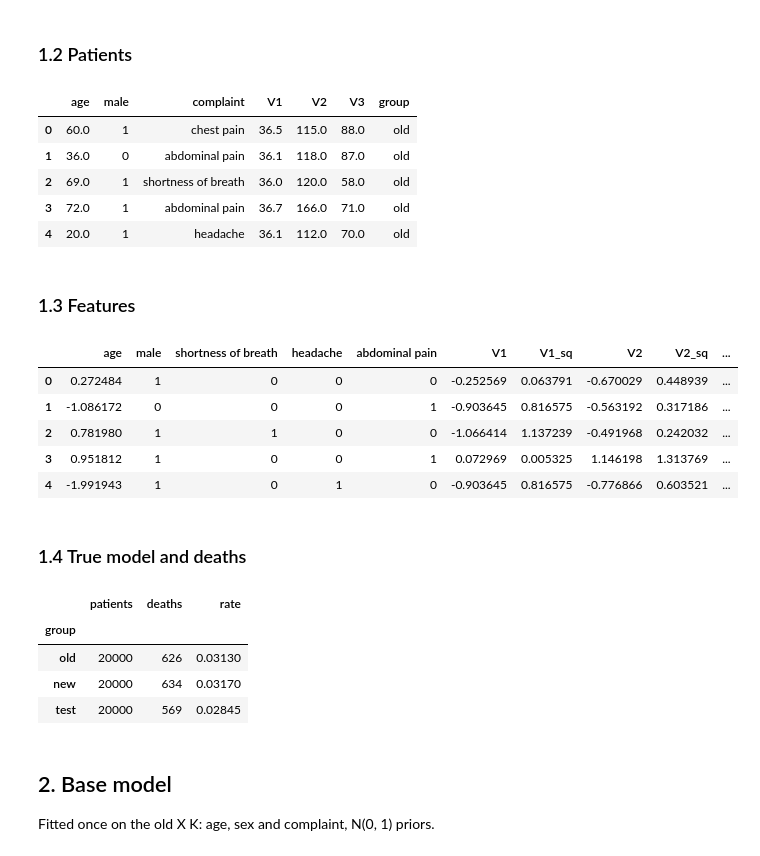
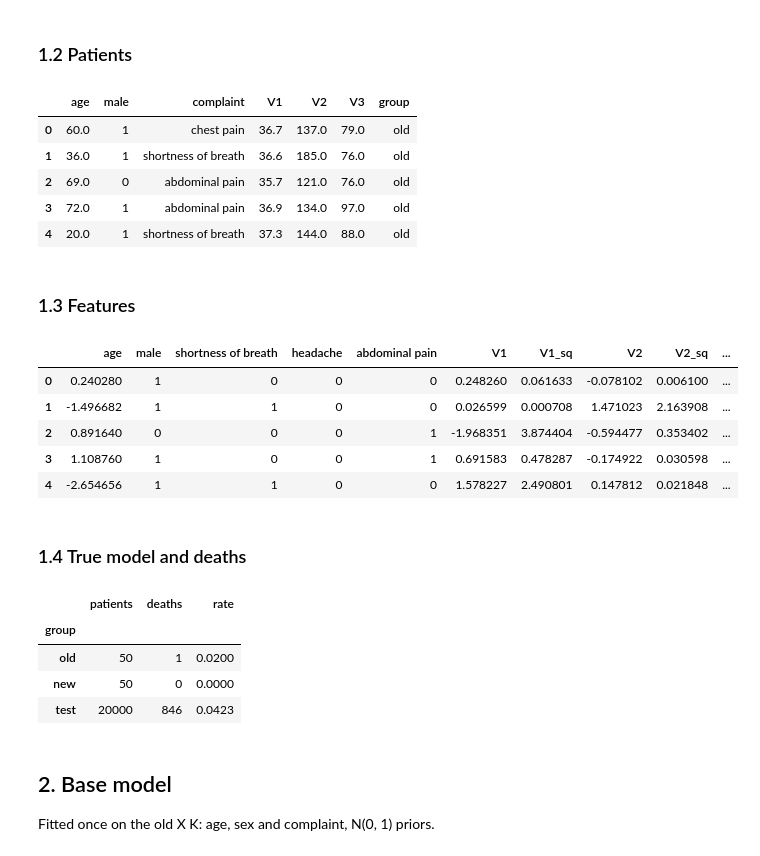
Before and after one commit to santabeard/DataanalysProjekt, a Jupyter notebook: bayesianUpdating/demos/demo_model_update/demo_model_update.ipynb, the cells around one changed output. Drawn from its saved outputs; the diff is of its cells as text; code cells hidden in the pictures.

```diff
--- a/bayesianUpdating/demos/demo_model_update/demo_model_update.ipynb
+++ b/bayesianUpdating/demos/demo_model_update/demo_model_update.ipynb
@@ -22,35 +22,35 @@ SEED = 42
 ### 1.2 Patients
 # %%
 rng = np.random.default_rng(SEED)
-N_OLD, N_NEW, N_TEST = 20_000, 20_000, 20_000
+N_OLD, N_NEW, N_TEST = 50, 50, 20_000
 N = N_OLD + N_NEW + N_TEST
 COMPLAINTS = ["chest pain", "shortness of breath", "headache", "abdominal pain"]
 
 df = pd.DataFrame({
     "age": rng.normal(55, 18, N).clip(18, 100).round(),
     "male": rng.binomial(1, 0.5, N),
     "complaint": rng.choice(COMPLAINTS, N),
 })
 # vital signs, shaped after the real ED patients in data.csv.xls
 # the old patients have vitals too (they drive their risk), but no model is ever shown them
 fever = rng.random(N) < 0.10                      # 10% febrile
 cold = rng.random(N) < 0.005                      # 0.5% hypothermic
 V1 = rng.normal(36.55, 0.4, N) + fever * rng.gamma(2.0, 0.6, N)
 df["V1"] = np.where(cold, rng.normal(34.6, 0.6, N), V1).clip(30, 42.5).round(1)                   # body temperature, °C
 df["V2"] = (rng.lognormal(np.log(131), 0.2, N) + 0.4 * (df["age"] - 55)).clip(50, 260).round()     # systolic BP, mmHg
 df["V3"] = (rng.lognormal(np.log(82), 0.21, N) + 10 * (df["V1"] - 36.6)).clip(30, 220).round()    # heart rate, bpm
 
 # old: the first records, used once for the base model and then gone; new: arrive later with vitals; test: held out
 df["group"] = np.repeat(["old", "new", "test"], [N_OLD, N_NEW, N_TEST])
 in_old, in_new, in_test = (df["group"] == g for g in ["old", "new", "test"])
 df.head()
 # %% [output]
 |  | age | male | complaint | V1 | V2 | V3 | group |
-| 0 | 60.0 | 1 | chest pain | 36.5 | 115.0 | 88.0 | old |
-| 1 | 36.0 | 0 | abdominal pain | 36.1 | 118.0 | 87.0 | old |
-| 2 | 69.0 | 1 | shortness of breath | 36.0 | 120.0 | 58.0 | old |
-| 3 | 72.0 | 1 | abdominal pain | 36.7 | 166.0 | 71.0 | old |
-| 4 | 20.0 | 1 | headache | 36.1 | 112.0 | 70.0 | old |
+| 0 | 60.0 | 1 | chest pain | 36.7 | 137.0 | 79.0 | old |
+| 1 | 36.0 | 1 | shortness of breath | 36.6 | 185.0 | 76.0 | old |
+| 2 | 69.0 | 0 | abdominal pain | 35.7 | 121.0 | 76.0 | old |
+| 3 | 72.0 | 1 | abdominal pain | 36.9 | 134.0 | 97.0 | old |
+| 4 | 20.0 | 1 | shortness of breath | 37.3 | 144.0 | 88.0 | old |
 # %% [markdown]
 ### 1.3 Features
 # %%
@@ -77,11 +77,11 @@ ALL_COLS = BASE_COLS + VITAL_COLS
 X.head()
 # %% [output]
 |  | age | male | shortness of breath | headache | abdominal pain | V1 | V1_sq | V2 | V2_sq | ... |
-| 0 | 0.272484 | 1 | 0 | 0 | 0 | -0.252569 | 0.063791 | -0.670029 | 0.448939 | ... |
-| 1 | -1.086172 | 0 | 0 | 0 | 1 | -0.903645 | 0.816575 | -0.563192 | 0.317186 | ... |
-| 2 | 0.781980 | 1 | 1 | 0 | 0 | -1.066414 | 1.137239 | -0.491968 | 0.242032 | ... |
-| 3 | 0.951812 | 1 | 0 | 0 | 1 | 0.072969 | 0.005325 | 1.146198 | 1.313769 | ... |
-| 4 | -1.991943 | 1 | 0 | 1 | 0 | -0.903645 | 0.816575 | -0.776866 | 0.603521 | ... |
+| 0 | 0.240280 | 1 | 0 | 0 | 0 | 0.248260 | 0.061633 | -0.078102 | 0.006100 | ... |
+| 1 | -1.496682 | 1 | 1 | 0 | 0 | 0.026599 | 0.000708 | 1.471023 | 2.163908 | ... |
+| 2 | 0.891640 | 0 | 0 | 0 | 1 | -1.968351 | 3.874404 | -0.594477 | 0.353402 | ... |
+| 3 | 1.108760 | 1 | 0 | 0 | 1 | 0.691583 | 0.478287 | -0.174922 | 0.030598 | ... |
+| 4 | -2.654656 | 1 | 1 | 0 | 0 | 1.578227 | 2.490801 | 0.147812 | 0.021848 | ... |
 # %% [markdown]
 ### 1.4 True model and deaths
 # %%
@@ -106,9 +106,9 @@ df.groupby("group", sort=False)["dead"].agg(patients="size", deaths="sum", rate=
 # %% [output]
 |  | patients | deaths | rate |
 | group |  |  |  |
-| old | 20000 | 626 | 0.03130 |
-| new | 20000 | 634 | 0.03170 |
-| test | 20000 | 569 | 0.02845 |
+| old | 50 | 1 | 0.0200 |
+| new | 50 | 0 | 0.0000 |
+| test | 20000 | 846 | 0.0423 |
 # %% [markdown]
 ## 2. Base model
 Fitted once on the old X K: age, sex and complaint, N(0, 1) priors.
```
Also changed, not shown: parts of 14 cells of this notebook, 5 other files.
